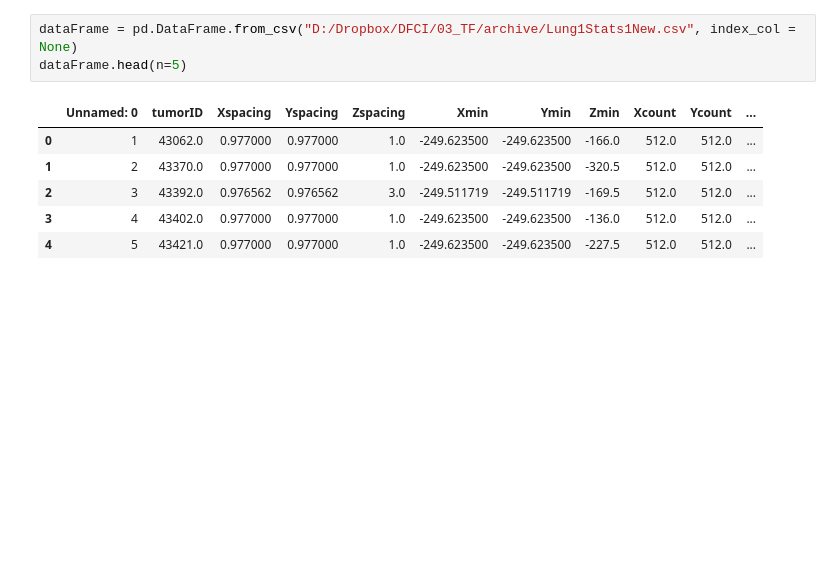
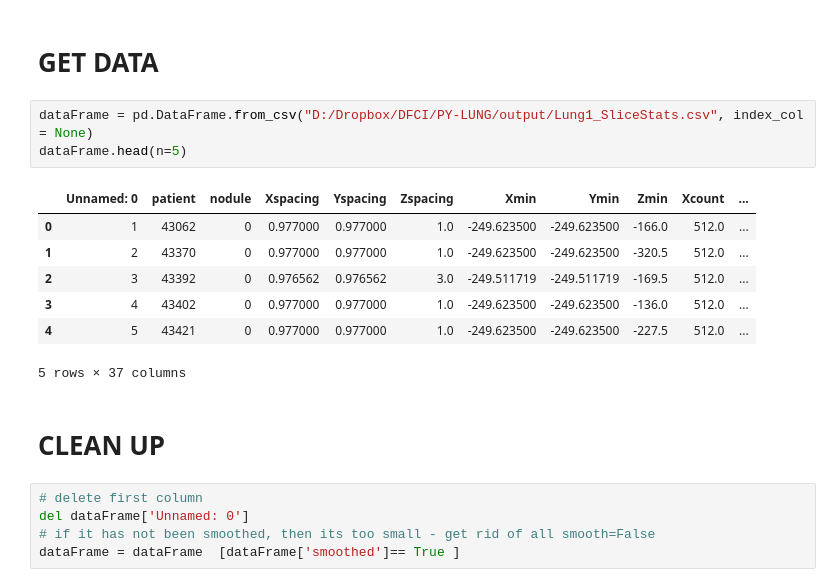
Before and after one commit to ahmedhosny/PY-LUNG, a Jupyter notebook: defineRange.ipynb, the cells around one changed output. Cells and saved outputs as stored; diff of their text form; blank space fills up the shorter version.

```diff
--- a/defineRange.ipynb
+++ b/defineRange.ipynb
@@ -11,15 +9,25 @@ from plotly.offline import download_plotlyjs, init_notebook_mode, iplot
 from plotly.tools import FigureFactory as FF
 # %% [output]
 [interactive output not drawn]
+# %% [markdown]
+# GET DATA
 # %%
-dataFrame = pd.DataFrame.from_csv("D:/Dropbox/DFCI/03_TF/archive/Lung1Stats1New.csv", index_col = None)
+dataFrame = pd.DataFrame.from_csv("D:/Dropbox/DFCI/PY-LUNG/output/Lung1_SliceStats.csv", index_col = None)
 dataFrame.head(n=5)
 # %% [output]
-|  | Unnamed: 0 | tumorID | Xspacing | Yspacing | Zspacing | Xmin | Ymin | Zmin | Xcount | Ycount | ... |
-| 0 | 1 | 43062.0 | 0.977000 | 0.977000 | 1.0 | -249.623500 | -249.623500 | -166.0 | 512.0 | 512.0 | ... |
-| 1 | 2 | 43370.0 | 0.977000 | 0.977000 | 1.0 | -249.623500 | -249.623500 | -320.5 | 512.0 | 512.0 | ... |
-| 2 | 3 | 43392.0 | 0.976562 | 0.976562 | 3.0 | -249.511719 | -249.511719 | -169.5 | 512.0 | 512.0 | ... |
-| 3 | 4 | 43402.0 | 0.977000 | 0.977000 | 1.0 | -249.623500 | -249.623500 | -136.0 | 512.0 | 512.0 | ... |
-| 4 | 5 | 43421.0 | 0.977000 | 0.977000 | 1.0 | -249.623500 | -249.623500 | -227.5 | 512.0 | 512.0 | ... |
+|  | Unnamed: 0 | patient | nodule | Xspacing | Yspacing | Zspacing | Xmin | Ymin | Zmin | Xcount | ... |
+| 0 | 1 | 43062 | 0 | 0.977000 | 0.977000 | 1.0 | -249.623500 | -249.623500 | -166.0 | 512.0 | ... |
+| 1 | 2 | 43370 | 0 | 0.977000 | 0.977000 | 1.0 | -249.623500 | -249.623500 | -320.5 | 512.0 | ... |
+| 2 | 3 | 43392 | 0 | 0.976562 | 0.976562 | 3.0 | -249.511719 | -249.511719 | -169.5 | 512.0 | ... |
+| 3 | 4 | 43402 | 0 | 0.977000 | 0.977000 | 1.0 | -249.623500 | -249.623500 | -136.0 | 512.0 | ... |
+| 4 | 5 | 43421 | 0 | 0.977000 | 0.977000 | 1.0 | -249.623500 | -249.623500 | -227.5 | 512.0 | ... |
+5 rows × 37 columns
+# %% [markdown]
+# CLEAN UP
+# %%
+# delete first column
+del dataFrame['Unnamed: 0']
+# if it has not been smoothed, then its too small - get rid of all smooth=False
+dataFrame = dataFrame  [dataFrame['smoothed']== True ]
 # %%
 print dataFrame.shape
```
Also changed, not shown: parts of 13 cells of this notebook, 2 other files.
